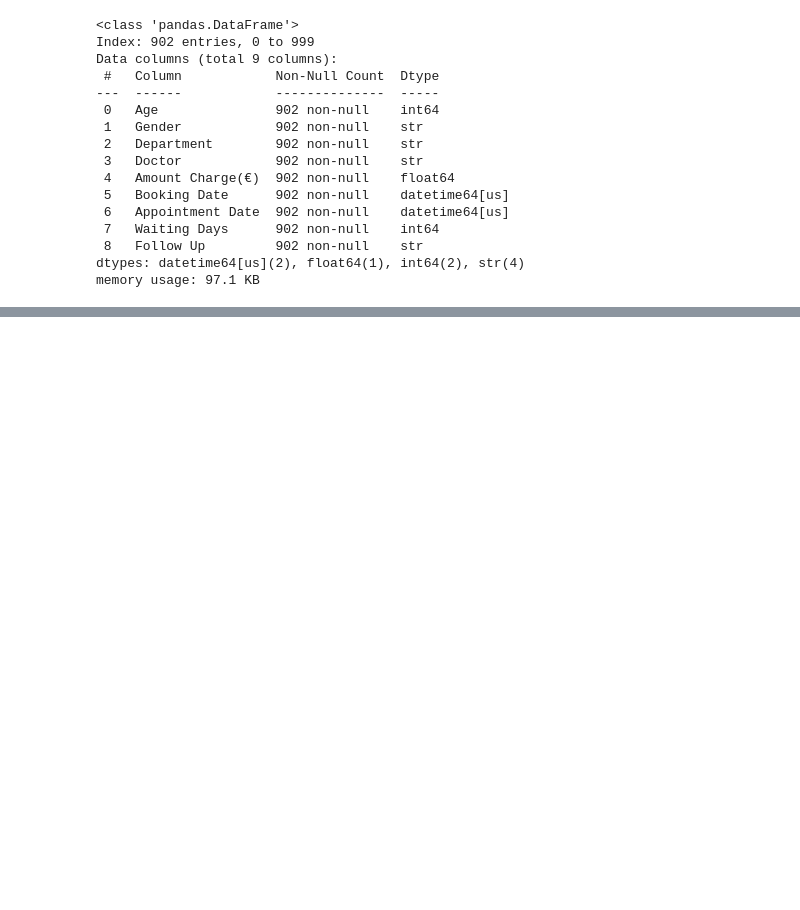
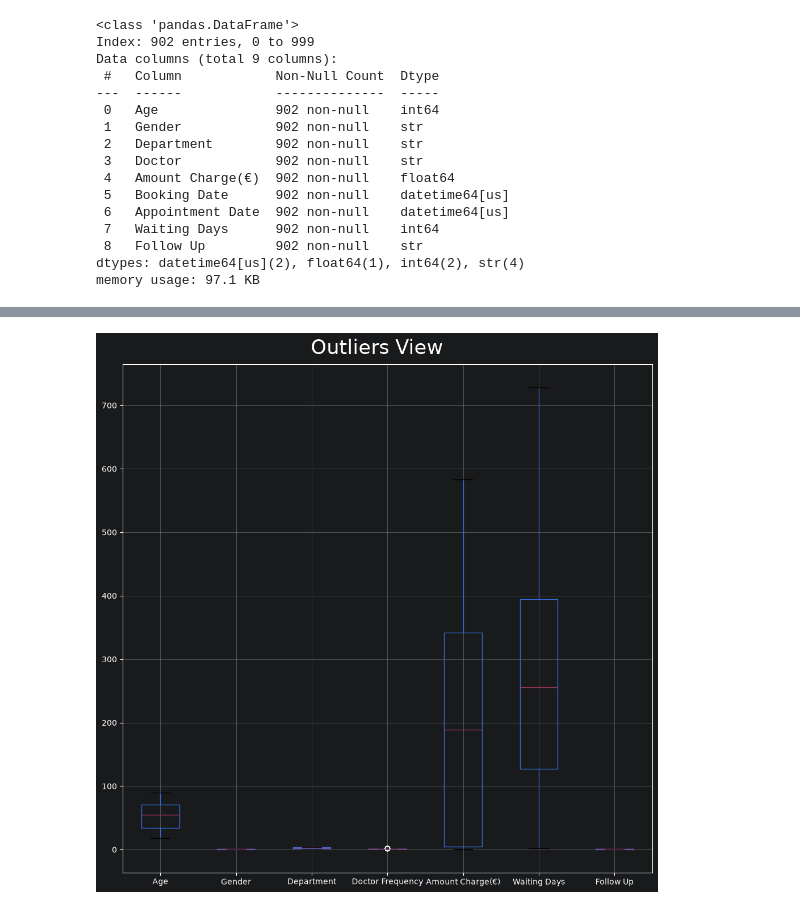
Before and after one commit to Thecular/ML-Practice-Projects, a Jupyter notebook: ML-Clinic.ipynb, the cells around one changed output, grey strips where cells are left out. Drawn from its saved outputs; the diff is of its cells as text; code cells hidden in the pictures; blank space fills up the shorter version.

```diff
--- a/ML-Clinic.ipynb
+++ b/ML-Clinic.ipynb
@@ -365,0 +373,9 @@ memory usage: 91.4 KB
+# %%
+#Boxplot for outliers.
+plt.figure(figsize=(10,10))#Size of the plot.
+clinic.boxplot()
+plt.suptitle("Outliers View", fontsize=25)
+plt.tight_layout()
+plt.show();
+# %% [output]
+[figure, added]
```
Also changed, not shown: parts of 7 cells of this notebook, 1 other file.
